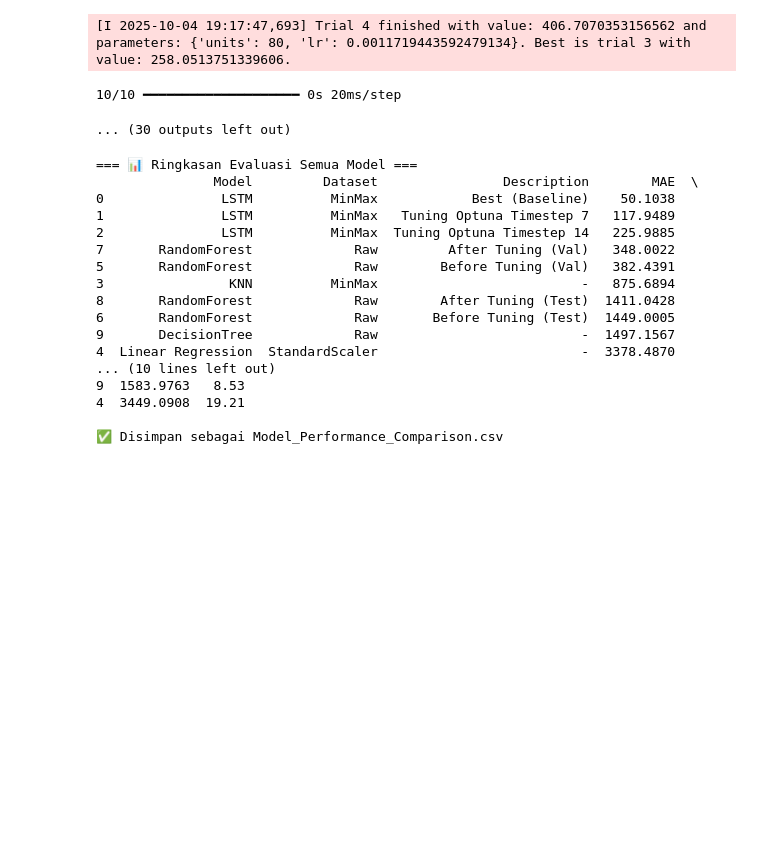
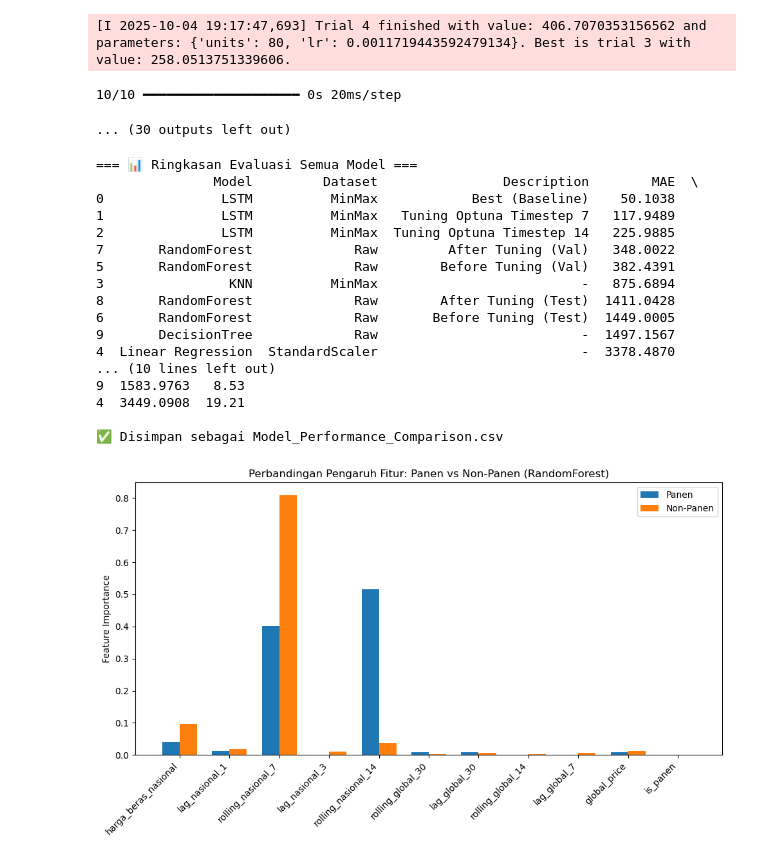
Before and after one commit to KWasteds/PrediksiHargaBerasKalimantanTengah_ProjekMachineLearning, a Jupyter notebook: ProjekML.ipynb, the cells around one changed output. Cells and saved outputs as stored; diff of their text form; code cells hidden in the pictures; blank space fills up the shorter version.

Commit message:
+ XAI Feature Importance

```diff
--- a/ProjekML.ipynb
+++ b/ProjekML.ipynb
@@ -1897,3 +1897,73 @@ print("\n✅ Disimpan sebagai Model_Performance_Comparison.csv")
 4  3449.0908  19.21
 
 ✅ Disimpan sebagai Model_Performance_Comparison.csv
+# %%
+##########################################################################
+### Explainable AI Time-based Feature Importance + RandomForest Tuning ###
+##########################################################################
+
+import pandas as pd
+import numpy as np
+import matplotlib.pyplot as plt
+from sklearn.ensemble import RandomForestRegressor
+
+# ==========================
+# 1. Load Dataset
+# ==========================
+df = pd.read_csv("CleanedDataset/Dataset_With_Features2.csv", parse_dates=["date"])
+
+# Definisikan bulan panen (default Indonesia)
+bulan_panen = [2, 3, 4, 8, 9, 10]  # Feb, Mar, Apr, Aug, Sep, Oct
+
+# Tambahkan kolom kategori panen / nonpanen
+df['is_panen'] = df['date'].dt.month.isin(bulan_panen).astype(int)
+
+# Pisahkan fitur dan target
+feature_cols = df.columns.drop(["date", "harga_beras_kateng"])
+X = df[feature_cols]
+y = df["harga_beras_kateng"]
+
+# ==========================
+# 2. Split Panen vs Non-Panen
+# ==========================
+X_panen = X[df['is_panen'] == 1]
+y_panen = y[df['is_panen'] == 1]
+
+X_nonpanen = X[df['is_panen'] == 0]
+y_nonpanen = y[df['is_panen'] == 0]
+
+# ==========================
+# 3. Random Forest (Hasil Tuning Sebelumnya)
+# ==========================
+best_params = {'n_estimators': 107, 'max_depth': 5, 'min_samples_split': 10, 'min_samples_leaf': 1}
+
+rf_panen = RandomForestRegressor(**best_params, random_state=42)
+rf_nonpanen = RandomForestRegressor(**best_params, random_state=42)
+
+rf_panen.fit(X_panen, y_panen)
+rf_nonpanen.fit(X_nonpanen, y_nonpanen)
+
+# ==========================
+# 4. Ambil Feature Importance
+# ==========================
+fi_panen = rf_panen.feature_importances_
+fi_nonpanen = rf_nonpanen.feature_importances_
+
+# ==========================
+# 5. Plot Perbandingan
+# ==========================
+plt.figure(figsize=(10,6))
+x = np.arange(len(feature_cols))
+width = 0.35
+
+plt.bar(x - width/2, fi_panen, width, label='Panen')
+plt.bar(x + width/2, fi_nonpanen, width, label='Non-Panen')
+
+plt.xticks(x, feature_cols, rotation=45, ha='right')
+plt.ylabel("Feature Importance")
+plt.title("Perbandingan Pengaruh Fitur: Panen vs Non-Panen (RandomForest)")
+plt.legend()
+plt.tight_layout()
+plt.show()
+# %% [output]
+[figure, added]
```
